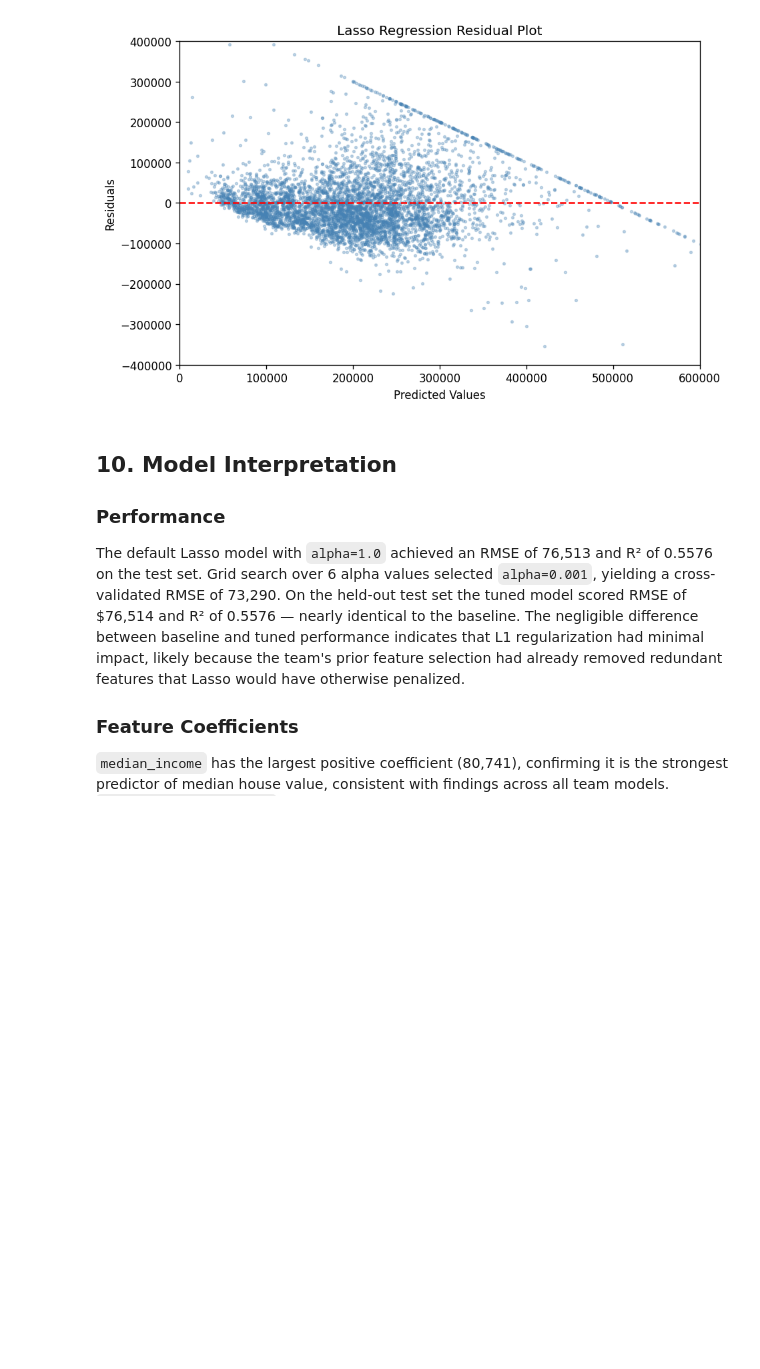
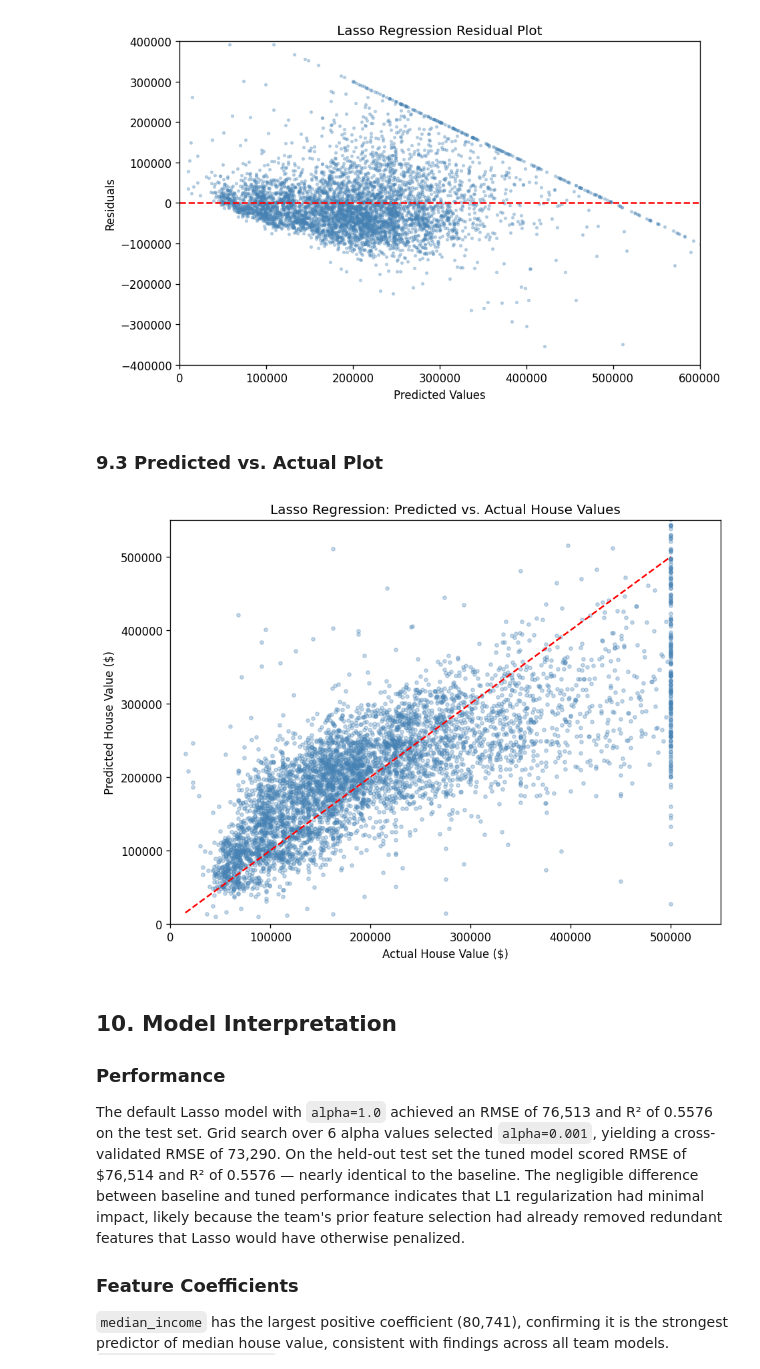
Before and after one commit to ShreyansPorwal/housing-price-prediction-ml, a Jupyter notebook: notebooks/models/05_lasso_regression.ipynb, the cells around one changed output. Cells and saved outputs as stored; diff of their text form; code cells hidden in the pictures; blank space fills up the shorter version.

Commit message:
Add predicted vs actual plot to Lasso notebook

```diff
--- a/notebooks/models/05_lasso_regression.ipynb
+++ b/notebooks/models/05_lasso_regression.ipynb
@@ -198,6 +198,26 @@ plt.tight_layout()
 plt.show()
 # %% [output]
 [figure]
+# %% [markdown]
+### 9.3 Predicted vs. Actual Plot
+# %%
+import matplotlib.pyplot as plt
+
+y_pred_train = best_lasso.predict(X_train_scaled)
+
+plt.figure(figsize=(8, 6))
+plt.scatter(y_test, y_pred, alpha=0.3, color='steelblue', s=10)
+plt.plot([y_test.min(), y_test.max()], [y_test.min(), y_test.max()], 'r--', linewidth=1.5)
+plt.xlabel('Actual House Value ($)')
+plt.ylabel('Predicted House Value ($)')
+plt.title('Lasso Regression: Predicted vs. Actual House Values')
+plt.xlim(0, 550000)
+plt.ylim(0, 550000)
+plt.tight_layout()
+plt.savefig('lasso_predicted_vs_actual.png', dpi=150, bbox_inches='tight')
+plt.show()
+# %% [output]
+[figure, added]
 # %% [markdown]
 ## 10. Model Interpretation
 
```
Also changed, not shown: parts of 1 cell of this notebook.
